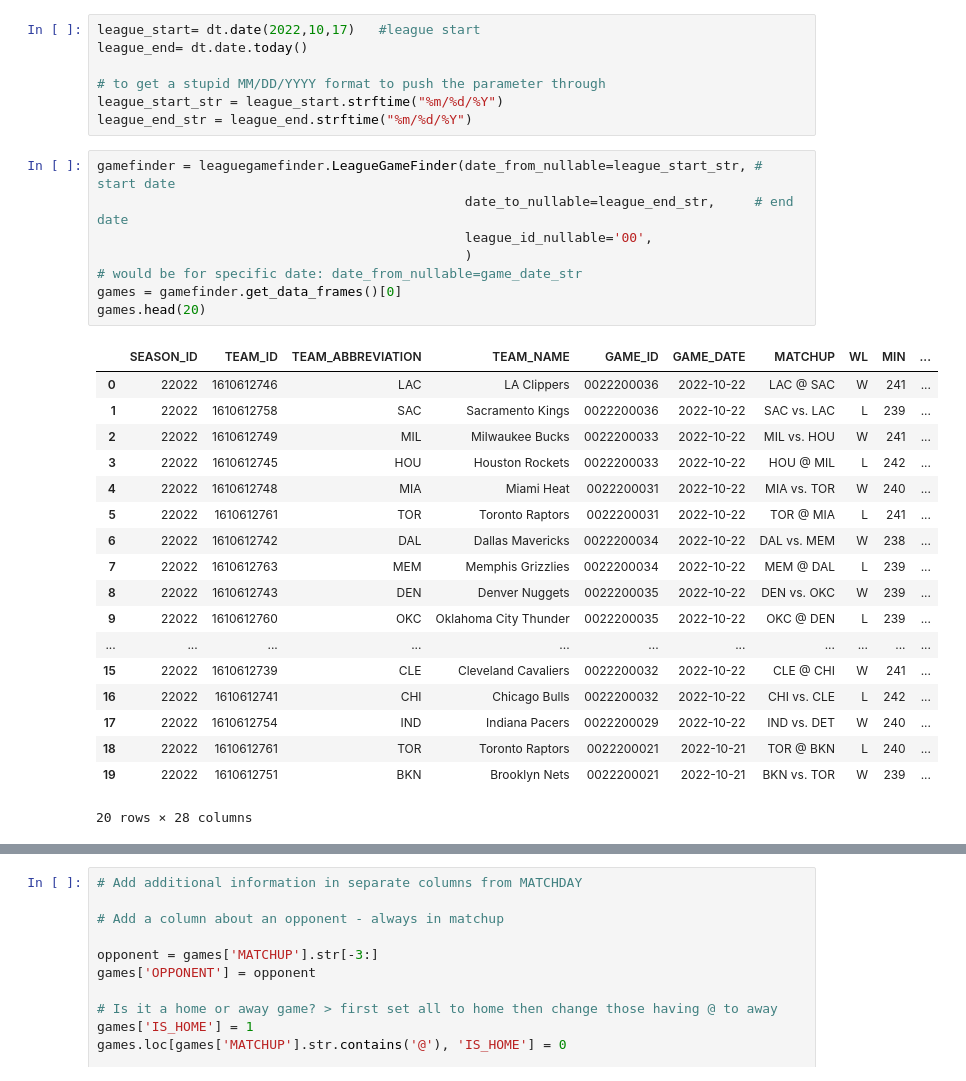
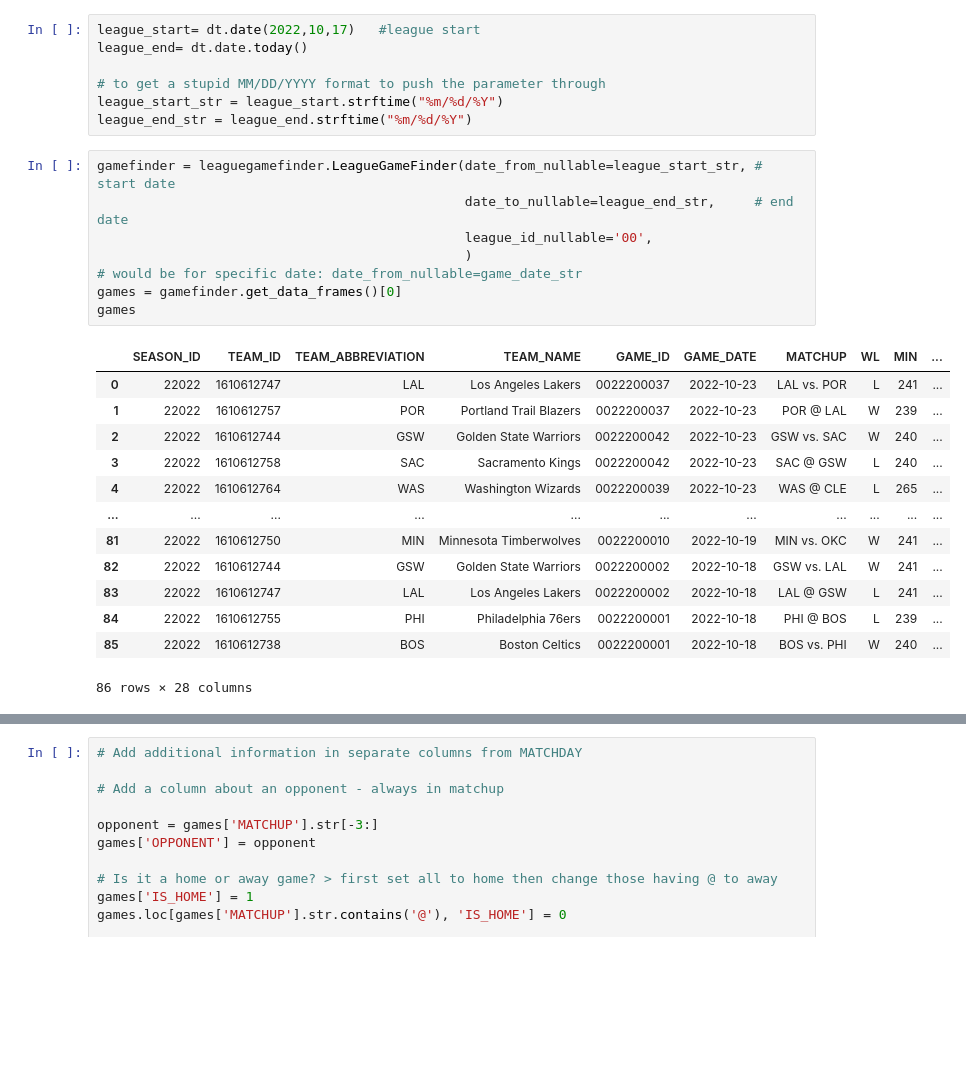
Before and after one commit to vedranbrozovic/NBA_fantasy-tams, a Jupyter notebook: NBA_get_games.ipynb, the cells around one changed output, grey strips where cells are left out. Cells and saved outputs as stored; diff of their text form; blank space fills up the shorter version.

```diff
--- a/NBA_get_games.ipynb
+++ b/NBA_get_games.ipynb
@@ -27,29 +38,24 @@ league_end_str = league_end.strftime("%m/%d/%Y")
 # %%
 gamefinder = leaguegamefinder.LeagueGameFinder(date_from_nullable=league_start_str, # start date
                                                date_to_nullable=league_end_str,     # end date
                                                league_id_nullable='00',
                                                )
 # would be for specific date: date_from_nullable=game_date_str
 games = gamefinder.get_data_frames()[0]
-games.head(20)
+games
 # %% [output]
 |  | SEASON_ID | TEAM_ID | TEAM_ABBREVIATION | TEAM_NAME | GAME_ID | GAME_DATE | MATCHUP | WL | MIN | ... |
-| 0 | 22022 | 1610612746 | LAC | LA Clippers | 0022200036 | 2022-10-22 | LAC @ SAC | W | 241 | ... |
-| 1 | 22022 | 1610612758 | SAC | Sacramento Kings | 0022200036 | 2022-10-22 | SAC vs. LAC | L | 239 | ... |
-| 2 | 22022 | 1610612749 | MIL | Milwaukee Bucks | 0022200033 | 2022-10-22 | MIL vs. HOU | W | 241 | ... |
-| 3 | 22022 | 1610612745 | HOU | Houston Rockets | 0022200033 | 2022-10-22 | HOU @ MIL | L | 242 | ... |
-| 4 | 22022 | 1610612748 | MIA | Miami Heat | 0022200031 | 2022-10-22 | MIA vs. TOR | W | 240 | ... |
-| 5 | 22022 | 1610612761 | TOR | Toronto Raptors | 0022200031 | 2022-10-22 | TOR @ MIA | L | 241 | ... |
-| 6 | 22022 | 1610612742 | DAL | Dallas Mavericks | 0022200034 | 2022-10-22 | DAL vs. MEM | W | 238 | ... |
-| 7 | 22022 | 1610612763 | MEM | Memphis Grizzlies | 0022200034 | 2022-10-22 | MEM @ DAL | L | 239 | ... |
-| 8 | 22022 | 1610612743 | DEN | Denver Nuggets | 0022200035 | 2022-10-22 | DEN vs. OKC | W | 239 | ... |
-| 9 | 22022 | 1610612760 | OKC | Oklahoma City Thunder | 0022200035 | 2022-10-22 | OKC @ DEN | L | 239 | ... |
+| 0 | 22022 | 1610612747 | LAL | Los Angeles Lakers | 0022200037 | 2022-10-23 | LAL vs. POR | L | 241 | ... |
+| 1 | 22022 | 1610612757 | POR | Portland Trail Blazers | 0022200037 | 2022-10-23 | POR @ LAL | W | 239 | ... |
+| 2 | 22022 | 1610612744 | GSW | Golden State Warriors | 0022200042 | 2022-10-23 | GSW vs. SAC | W | 240 | ... |
+| 3 | 22022 | 1610612758 | SAC | Sacramento Kings | 0022200042 | 2022-10-23 | SAC @ GSW | L | 240 | ... |
+| 4 | 22022 | 1610612764 | WAS | Washington Wizards | 0022200039 | 2022-10-23 | WAS @ CLE | L | 265 | ... |
 | ... | ... | ... | ... | ... | ... | ... | ... | ... | ... | ... |
-| 15 | 22022 | 1610612739 | CLE | Cleveland Cavaliers | 0022200032 | 2022-10-22 | CLE @ CHI | W | 241 | ... |
-| 16 | 22022 | 1610612741 | CHI | Chicago Bulls | 0022200032 | 2022-10-22 | CHI vs. CLE | L | 242 | ... |
-| 17 | 22022 | 1610612754 | IND | Indiana Pacers | 0022200029 | 2022-10-22 | IND vs. DET | W | 240 | ... |
-| 18 | 22022 | 1610612761 | TOR | Toronto Raptors | 0022200021 | 2022-10-21 | TOR @ BKN | L | 240 | ... |
-| 19 | 22022 | 1610612751 | BKN | Brooklyn Nets | 0022200021 | 2022-10-21 | BKN vs. TOR | W | 239 | ... |
+| 81 | 22022 | 1610612750 | MIN | Minnesota Timberwolves | 0022200010 | 2022-10-19 | MIN vs. OKC | W | 241 | ... |
+| 82 | 22022 | 1610612744 | GSW | Golden State Warriors | 0022200002 | 2022-10-18 | GSW vs. LAL | W | 241 | ... |
+| 83 | 22022 | 1610612747 | LAL | Los Angeles Lakers | 0022200002 | 2022-10-18 | LAL @ GSW | L | 241 | ... |
+| 84 | 22022 | 1610612755 | PHI | Philadelphia 76ers | 0022200001 | 2022-10-18 | PHI @ BOS | L | 239 | ... |
+| 85 | 22022 | 1610612738 | BOS | Boston Celtics | 0022200001 | 2022-10-18 | BOS vs. PHI | W | 240 | ... |
-20 rows × 28 columns
+86 rows × 28 columns
 # %%
 games.columns
```
Also changed, not shown: parts of 13 cells of this notebook.
